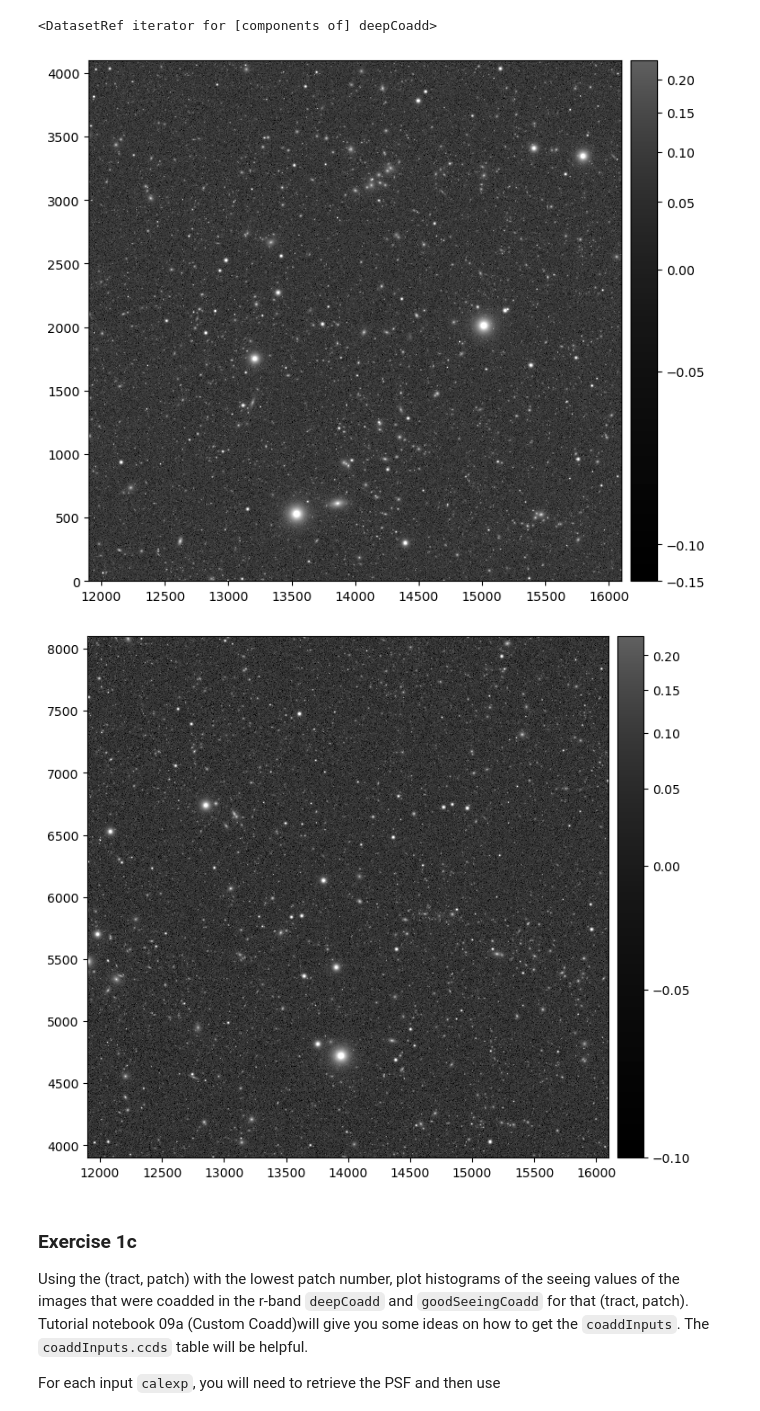
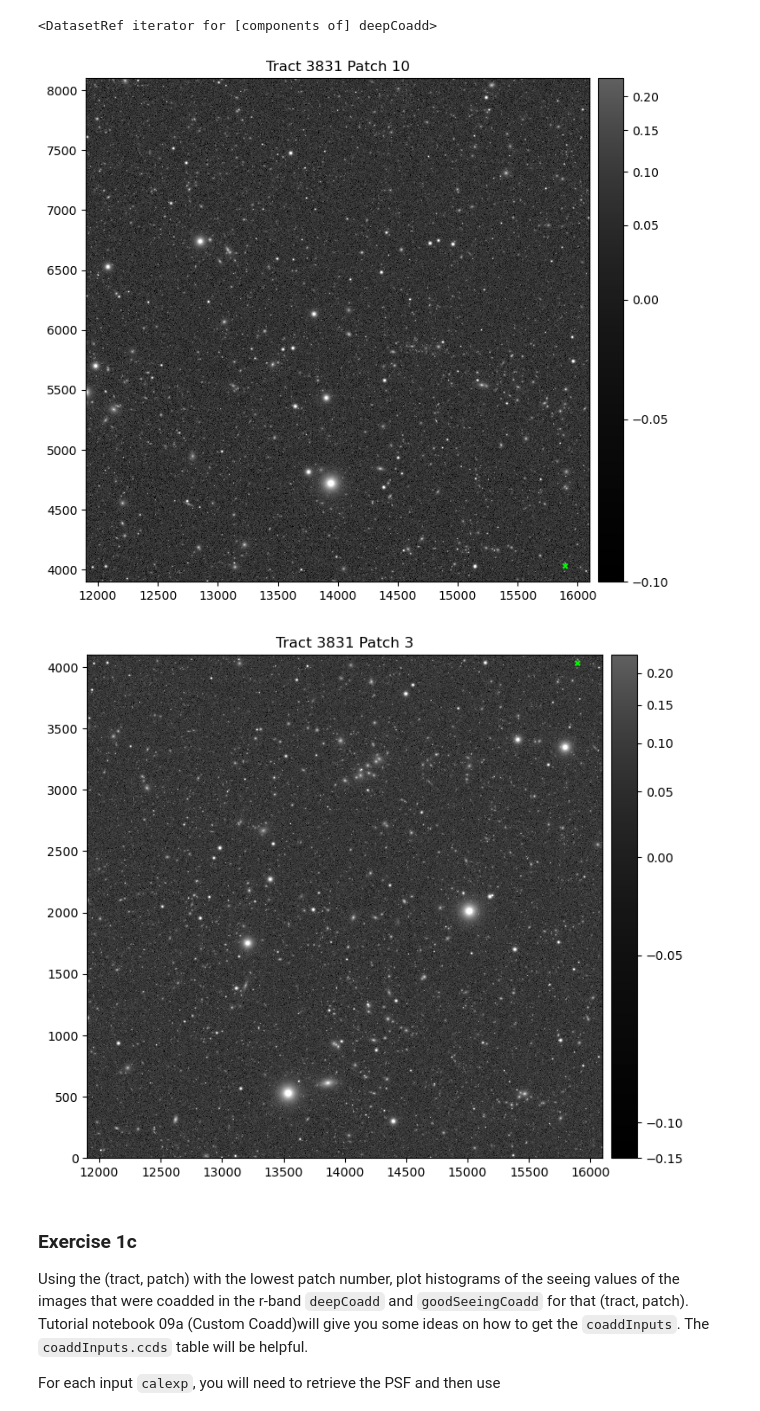
Before and after one commit to ykwang1/astr597-survey-science, a Jupyter notebook: HW/HW3.ipynb, the cells around one changed output. Drawn from its saved outputs; the diff is of its cells as text; code cells hidden in the pictures.

```diff
--- a/HW/HW3.ipynb
+++ b/HW/HW3.ipynb
@@ -122,19 +124,24 @@ datasetRefs
 # %%
 coadds = [butler.get(ref) for ref in datasetRefs]
 # %%
+pt = deepCoadd_wcs.skyToPixel(lsst.geom.SpherePoint(62*lsst.geom.degrees, -37*lsst.geom.degrees))
+fig = plt.figure()
+display = afwDisplay.Display(frame=fig)
+display.scale('asinh', 'zscale')
+display.mtv(coadds[1].image)
+display.dot('x', *pt, size=20)
+plt.title('Tract 3831 Patch 10')
+plt.show()
 fig = plt.figure()
 display = afwDisplay.Display(frame=fig)
 display.scale('asinh', 'zscale')
 display.mtv(coadds[0].image)
+display.dot('x', *pt, size=20)
+plt.title('Tract 3831 Patch 3')
 plt.show()
-fig = plt.figure()
-display = afwDisplay.Display(frame=fig)
-display.scale('asinh', 'zscale')
-display.mtv(coadds[1].image)
-plt.show()
 # %% [output]
-[figure, old version]
+[figure, new version]
-[figure, old version]
+[figure, new version]
 # %% [markdown]
 ### Exercise 1c
 
```
Also changed, not shown: parts of 38 cells of this notebook.
